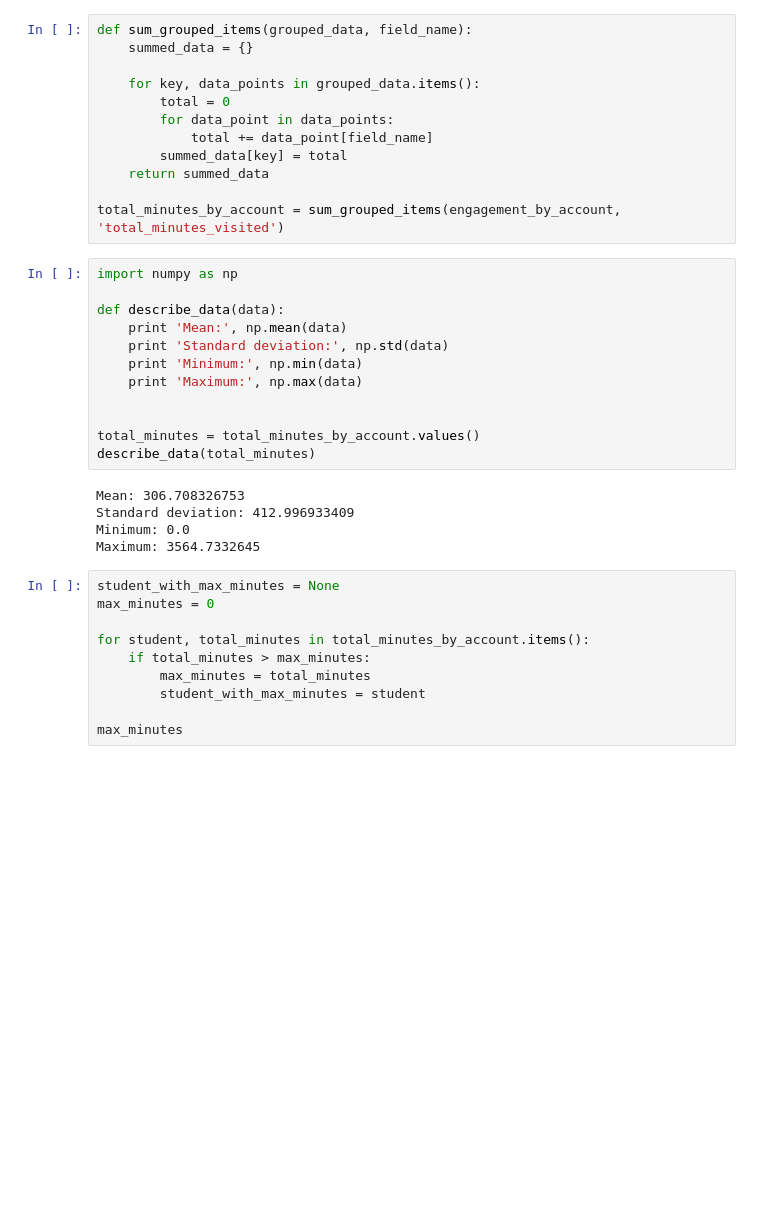
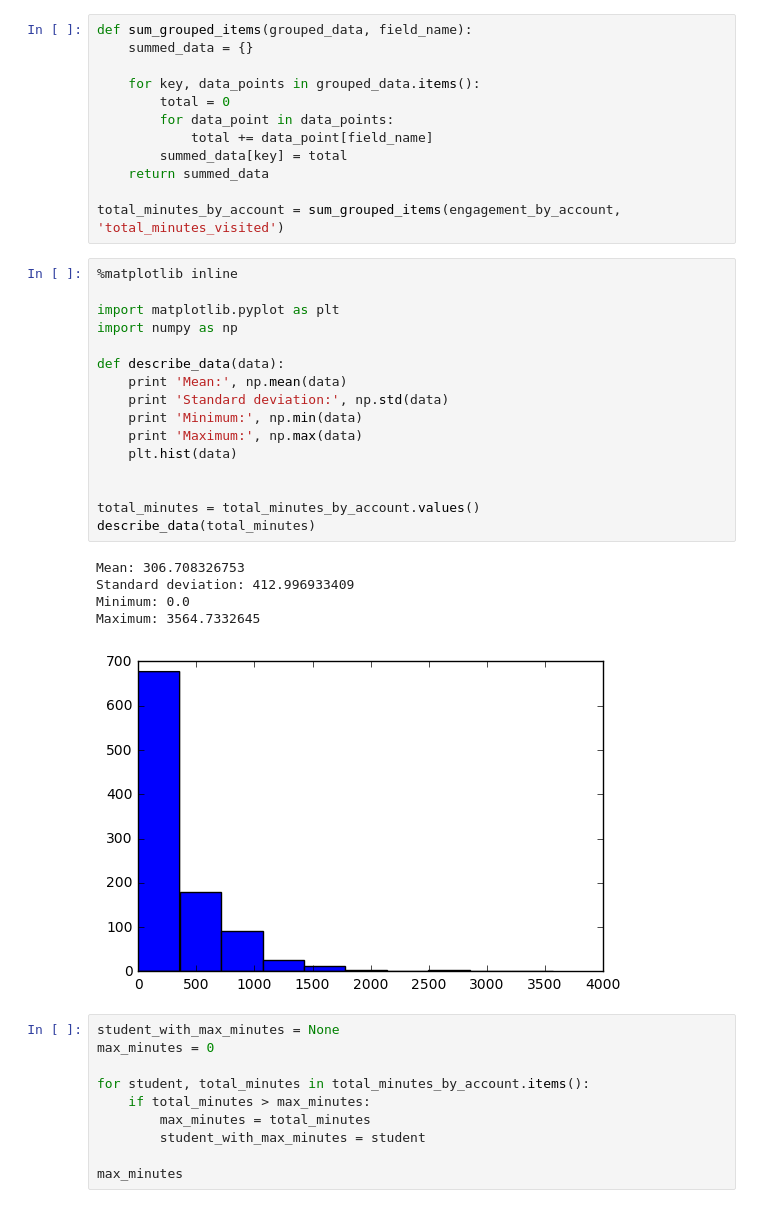
Before and after one commit to dmcglinchey2779/Data-Analysis-workbook, a Jupyter notebook: dan-data-analysis-udacity.ipynb, the cells around one changed output. Cells and saved outputs as stored; diff of their text form; blank space fills up the shorter version.

```diff
--- a/dan-data-analysis-udacity.ipynb
+++ b/dan-data-analysis-udacity.ipynb
@@ -297,22 +297,27 @@ def sum_grouped_items(grouped_data, field_name):
 
 total_minutes_by_account = sum_grouped_items(engagement_by_account, 'total_minutes_visited')
 # %%
+%matplotlib inline
+
+import matplotlib.pyplot as plt
 import numpy as np
 
 def describe_data(data):
     print 'Mean:', np.mean(data)
     print 'Standard deviation:', np.std(data)
     print 'Minimum:', np.min(data)
     print 'Maximum:', np.max(data)
+    plt.hist(data)
 
 
 total_minutes = total_minutes_by_account.values()
 describe_data(total_minutes)
 # %% [output]
 Mean: 306.708326753
 Standard deviation: 412.996933409
 Minimum: 0.0
 Maximum: 3564.7332645
+[figure, added]
 # %%
 student_with_max_minutes = None
 max_minutes = 0
```
Also changed, not shown: parts of 16 cells of this notebook.
